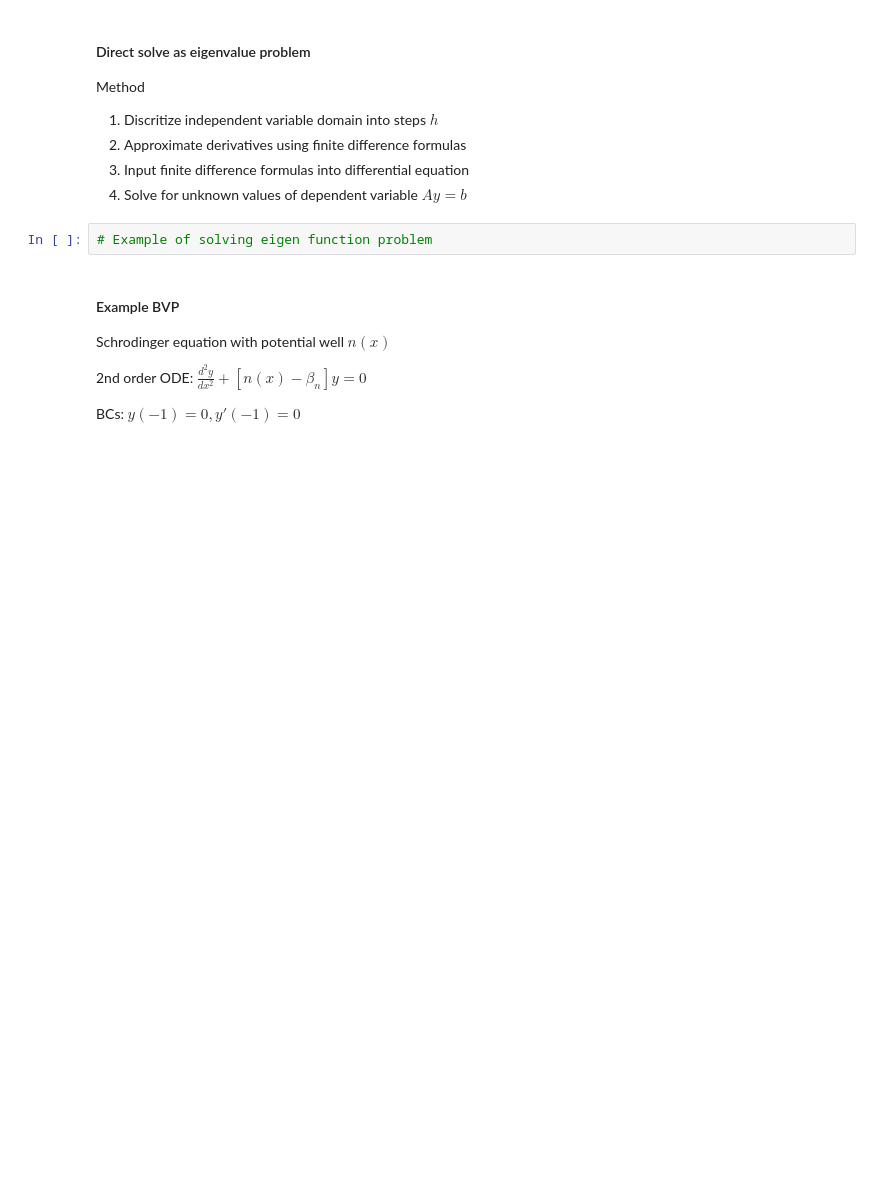
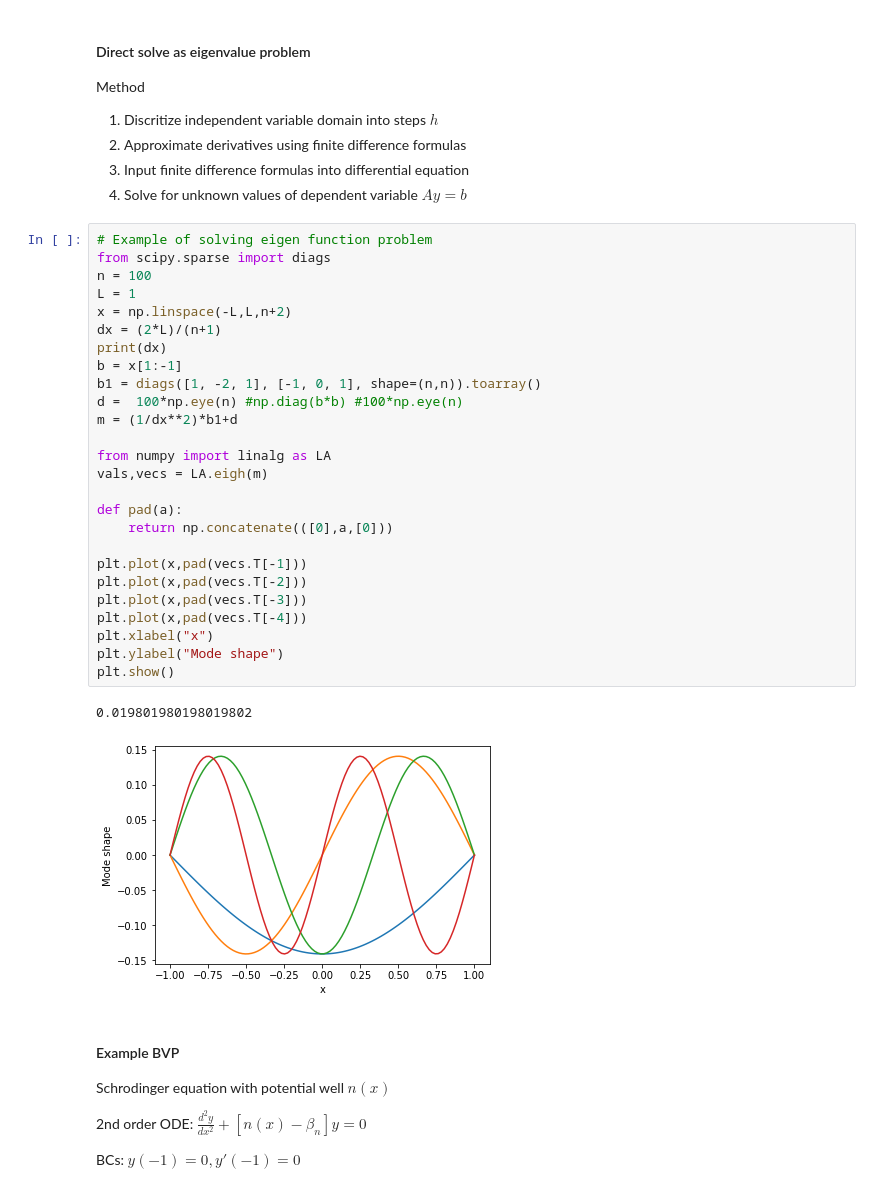
Before and after one commit to CuriousBias/notes, a Jupyter notebook: DifferentialEquations.ipynb, the cells around one changed output. Drawn from its saved outputs; the diff is of its cells as text; blank space fills up the shorter version.

```diff
--- a/DifferentialEquations.ipynb
+++ b/DifferentialEquations.ipynb
@@ -191,8 +191,35 @@ Method
 2. Approximate derivatives using finite difference formulas
 3. Input finite difference formulas into differential equation
 4. Solve for unknown values of dependent variable $A y = b$
-# %%
-# Example of solving eigen function problem
+# %%
+# Example of solving eigen function problem
+from scipy.sparse import diags
+n = 100
+L = 1
+x = np.linspace(-L,L,n+2)
+dx = (2*L)/(n+1)
+print(dx)
+b = x[1:-1]
+b1 = diags([1, -2, 1], [-1, 0, 1], shape=(n,n)).toarray()
+d =  100*np.eye(n) #np.diag(b*b) #100*np.eye(n)
+m = (1/dx**2)*b1+d
+
+from numpy import linalg as LA
+vals,vecs = LA.eigh(m)
+
+def pad(a):
+    return np.concatenate(([0],a,[0]))
+
+plt.plot(x,pad(vecs.T[-1]))
+plt.plot(x,pad(vecs.T[-2]))
+plt.plot(x,pad(vecs.T[-3]))
+plt.plot(x,pad(vecs.T[-4]))
+plt.xlabel("x")
+plt.ylabel("Mode shape")
+plt.show()
+# %% [output]
+0.019801980198019802
+[figure, added]
 # %% [markdown]
 #### Example BVP
 
```
